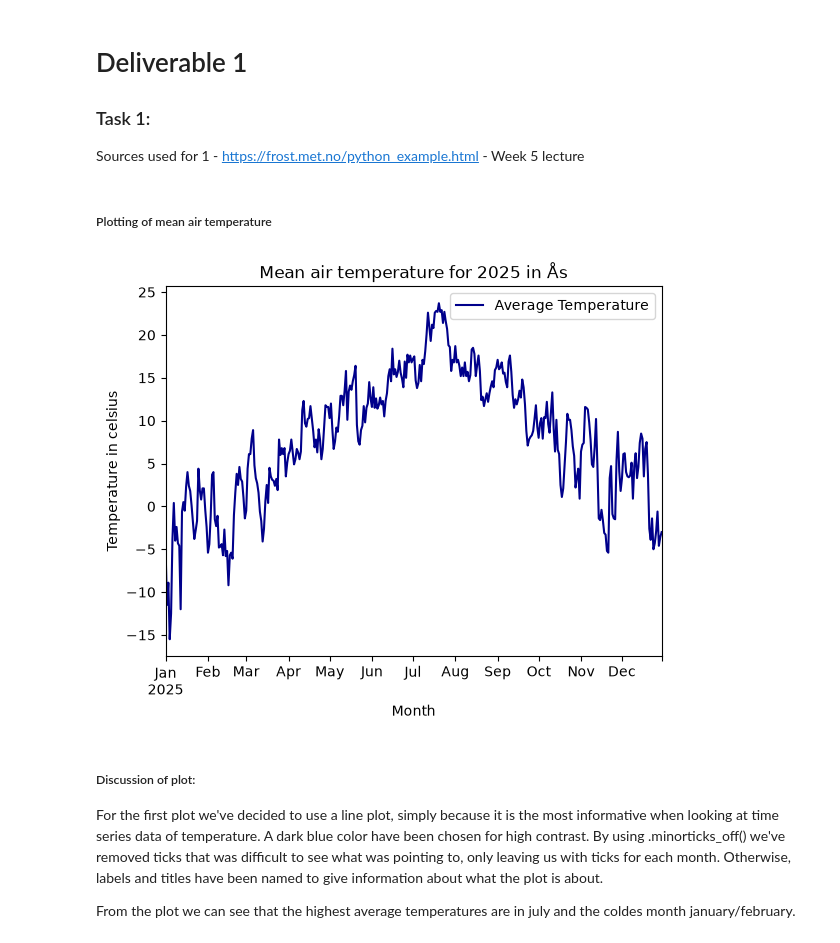
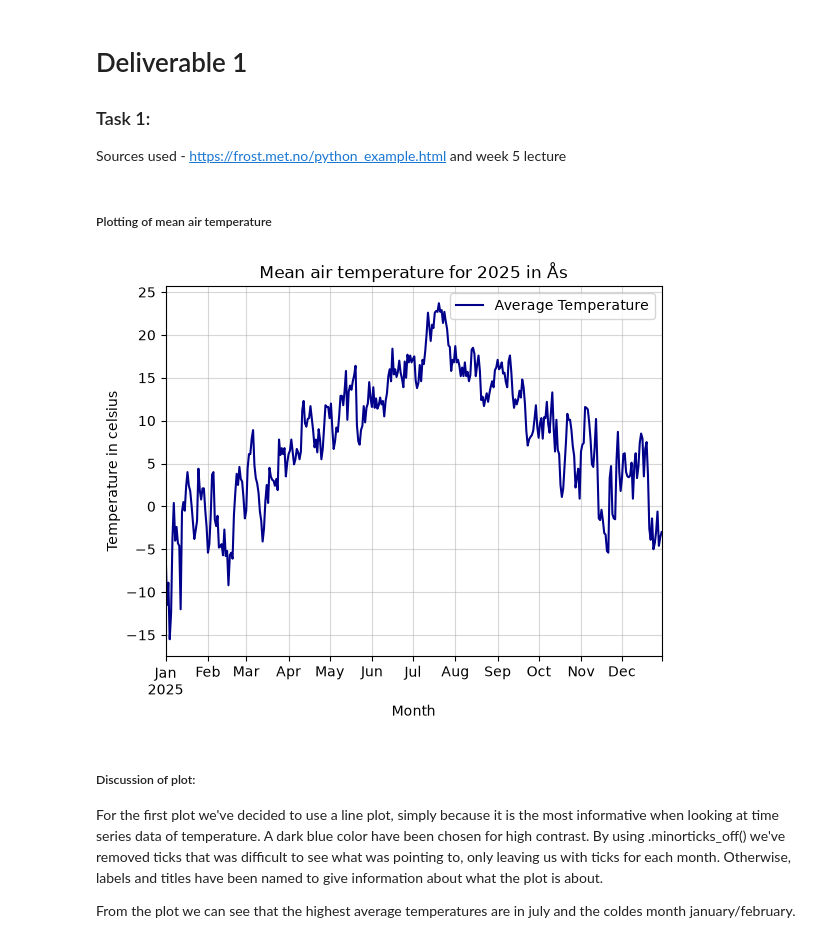
Before and after one commit to saturnBEEF/deliverable-1, a Jupyter notebook: main.ipynb, the cells around one changed output. Cells and saved outputs as stored; diff of their text form; code cells hidden in the pictures.

Commit message:
Made grid for task 1 plot

```diff
--- a/main.ipynb
+++ b/main.ipynb
@@ -2,9 +2,8 @@
 # Deliverable 1
 
 ### Task 1:
-Sources used for 1
-    - https://frost.met.no/python_example.html
-    - Week 5 lecture
+Sources used
+    - https://frost.met.no/python_example.html and week 5 lecture
 # %%
 import pandas as pd
 import requests
@@ -65,18 +64,20 @@ df_2025 = temperature_data[2025]
 # %%
 df_2025.plot(
     y="T_avg",
     kind="line",
     color="darkblue",
     label="Average Temperature",
     title=("Mean air temperature for 2025 in Ås"),
     xlabel=("Month"),
-    ylabel=("Temperature in celsius")
+    ylabel=("Temperature in celsius"),
     )
+
+plt.grid(alpha=0.5)
 
 plt.minorticks_off() # Only showing monthly ticks
 plt.show()
 # %% [output]
-[figure, old version]
+[figure, new version]
 # %% [markdown]
 ##### Discussion of plot:
 For the first plot we've decided to use a line plot, simply because it is the most informative when looking at time series data of temperature.
```
